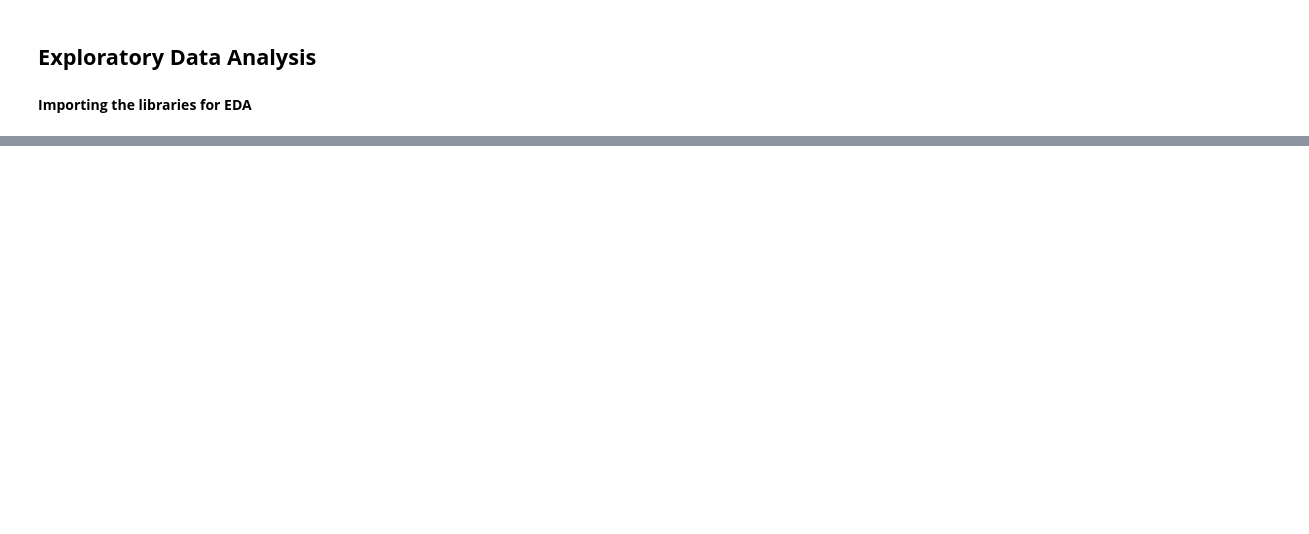
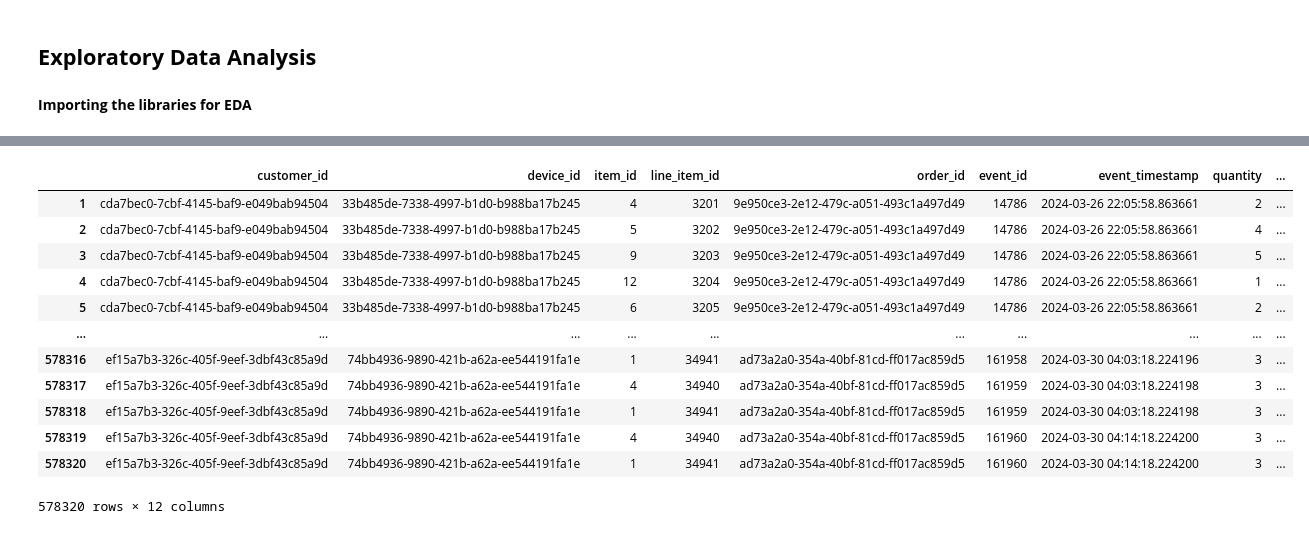
Before and after one commit to DuoDduo/AI-fellowship-module-2, a Jupyter notebook: Tasks/Task15/task_15.ipynb, the cells around one changed output, grey strips where cells are left out. Saved outputs shown, nothing was run; the diff lists cells and outputs as text; code cells hidden in the pictures; blank space fills up the shorter version.

```diff
--- a/Tasks/Task15/task_15.ipynb
+++ b/Tasks/Task15/task_15.ipynb
@@ -45,0 +76,21 @@ sales
+# %%
+# Resetting the index- method 1
+sales.index = range(1, len(sales) + 1)
+sales
+# Resetting the index- method 2
+sales_data = pd.DataFrame(sales, columns=sales.columns, index=range(1, len(sales) + 1))
+sales_data
+# %% [output]
+|  | customer_id | device_id | item_id | line_item_id | order_id | event_id | event_timestamp | quantity | ... |
+| 1 | cda7bec0-7cbf-4145-baf9-e049bab94504 | 33b485de-7338-4997-b1d0-b988ba17b245 | 4 | 3201 | 9e950ce3-2e12-479c-a051-493c1a497d49 | 14786 | 2024-03-26 22:05:58.863661 | 2 | ... |
+| 2 | cda7bec0-7cbf-4145-baf9-e049bab94504 | 33b485de-7338-4997-b1d0-b988ba17b245 | 5 | 3202 | 9e950ce3-2e12-479c-a051-493c1a497d49 | 14786 | 2024-03-26 22:05:58.863661 | 4 | ... |
+| 3 | cda7bec0-7cbf-4145-baf9-e049bab94504 | 33b485de-7338-4997-b1d0-b988ba17b245 | 9 | 3203 | 9e950ce3-2e12-479c-a051-493c1a497d49 | 14786 | 2024-03-26 22:05:58.863661 | 5 | ... |
+| 4 | cda7bec0-7cbf-4145-baf9-e049bab94504 | 33b485de-7338-4997-b1d0-b988ba17b245 | 12 | 3204 | 9e950ce3-2e12-479c-a051-493c1a497d49 | 14786 | 2024-03-26 22:05:58.863661 | 1 | ... |
+| 5 | cda7bec0-7cbf-4145-baf9-e049bab94504 | 33b485de-7338-4997-b1d0-b988ba17b245 | 6 | 3205 | 9e950ce3-2e12-479c-a051-493c1a497d49 | 14786 | 2024-03-26 22:05:58.863661 | 2 | ... |
+| ... | ... | ... | ... | ... | ... | ... | ... | ... | ... |
+| 578316 | ef15a7b3-326c-405f-9eef-3dbf43c85a9d | 74bb4936-9890-421b-a62a-ee544191fa1e | 1 | 34941 | ad73a2a0-354a-40bf-81cd-ff017ac859d5 | 161958 | 2024-03-30 04:03:18.224196 | 3 | ... |
+| 578317 | ef15a7b3-326c-405f-9eef-3dbf43c85a9d | 74bb4936-9890-421b-a62a-ee544191fa1e | 4 | 34940 | ad73a2a0-354a-40bf-81cd-ff017ac859d5 | 161959 | 2024-03-30 04:03:18.224198 | 3 | ... |
+| 578318 | ef15a7b3-326c-405f-9eef-3dbf43c85a9d | 74bb4936-9890-421b-a62a-ee544191fa1e | 1 | 34941 | ad73a2a0-354a-40bf-81cd-ff017ac859d5 | 161959 | 2024-03-30 04:03:18.224198 | 3 | ... |
+| 578319 | ef15a7b3-326c-405f-9eef-3dbf43c85a9d | 74bb4936-9890-421b-a62a-ee544191fa1e | 4 | 34940 | ad73a2a0-354a-40bf-81cd-ff017ac859d5 | 161960 | 2024-03-30 04:14:18.224200 | 3 | ... |
+| 578320 | ef15a7b3-326c-405f-9eef-3dbf43c85a9d | 74bb4936-9890-421b-a62a-ee544191fa1e | 1 | 34941 | ad73a2a0-354a-40bf-81cd-ff017ac859d5 | 161960 | 2024-03-30 04:14:18.224200 | 3 | ... |
+578320 rows × 12 columns
```
Also changed, not shown: parts of 16 cells of this notebook.
